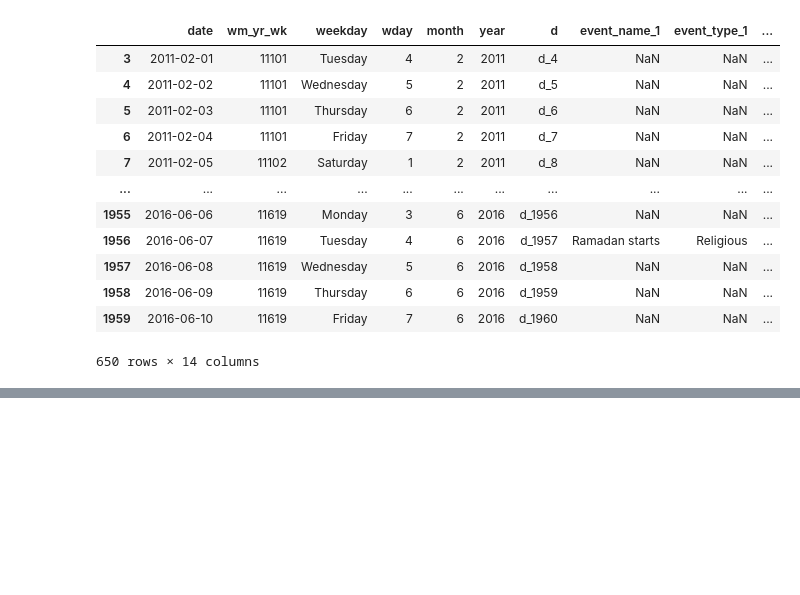
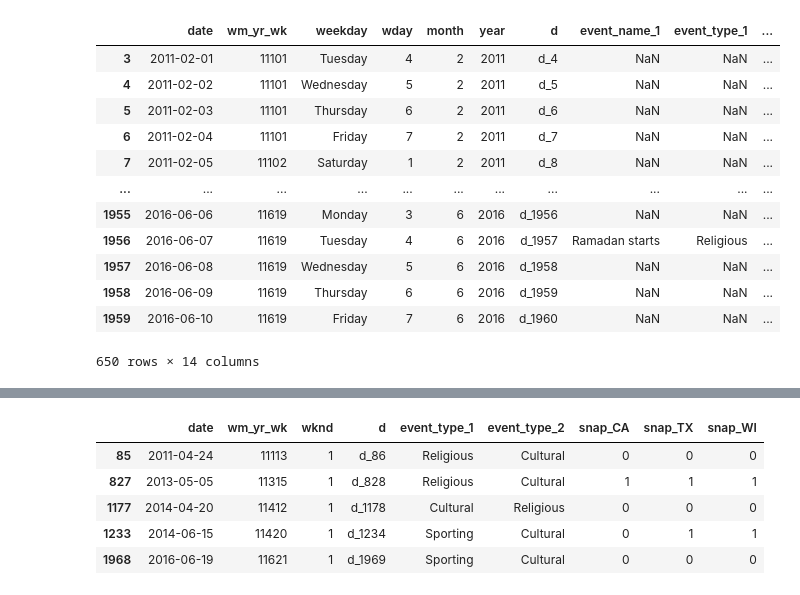
Before and after one commit to soi130/M5_case_study, a Jupyter notebook: M5_analysis.ipynb, the cells around one changed output, grey strips where cells are left out. Saved outputs shown, nothing was run; the diff lists cells and outputs as text; code cells hidden in the pictures; blank space fills up the shorter version.

```diff
--- a/M5_analysis.ipynb
+++ b/M5_analysis.ipynb
@@ -258,0 +277,9 @@ SNAP period are differerent from one State to another, need to keep them all.
+# %%
+calendar[~calendar['event_type_2'].isna()] # event type 2 means that there are multiple events in a day
+# %% [output]
+|  | date | wm_yr_wk | wknd | d | event_type_1 | event_type_2 | snap_CA | snap_TX | snap_WI |
+| 85 | 2011-04-24 | 11113 | 1 | d_86 | Religious | Cultural | 0 | 0 | 0 |
+| 827 | 2013-05-05 | 11315 | 1 | d_828 | Religious | Cultural | 1 | 1 | 1 |
+| 1177 | 2014-04-20 | 11412 | 1 | d_1178 | Cultural | Religious | 0 | 0 | 0 |
+| 1233 | 2014-06-15 | 11420 | 1 | d_1234 | Sporting | Cultural | 0 | 1 | 1 |
+| 1968 | 2016-06-19 | 11621 | 1 | d_1969 | Sporting | Cultural | 0 | 0 | 0 |
```
Also changed, not shown: parts of 19 cells of this notebook.
